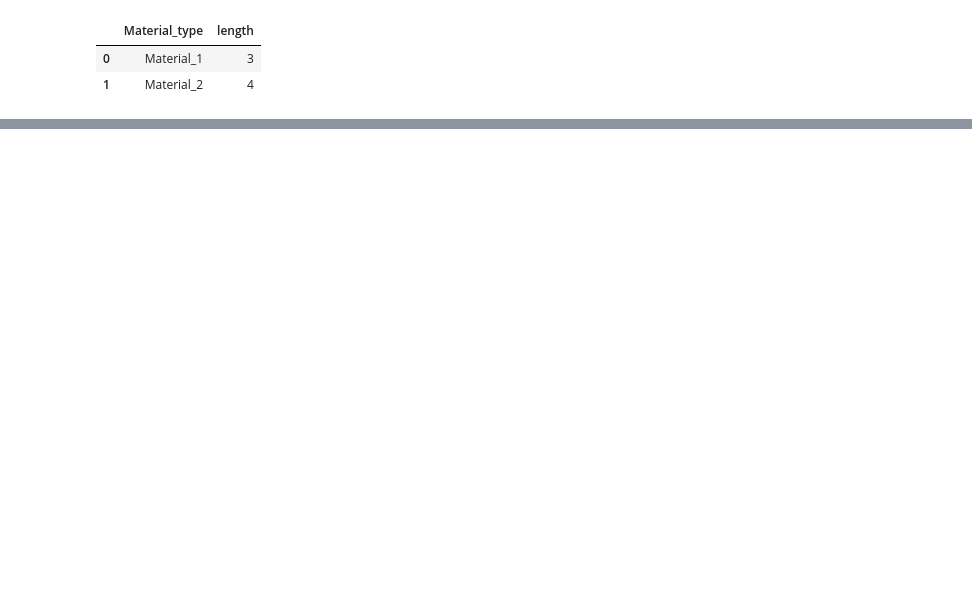
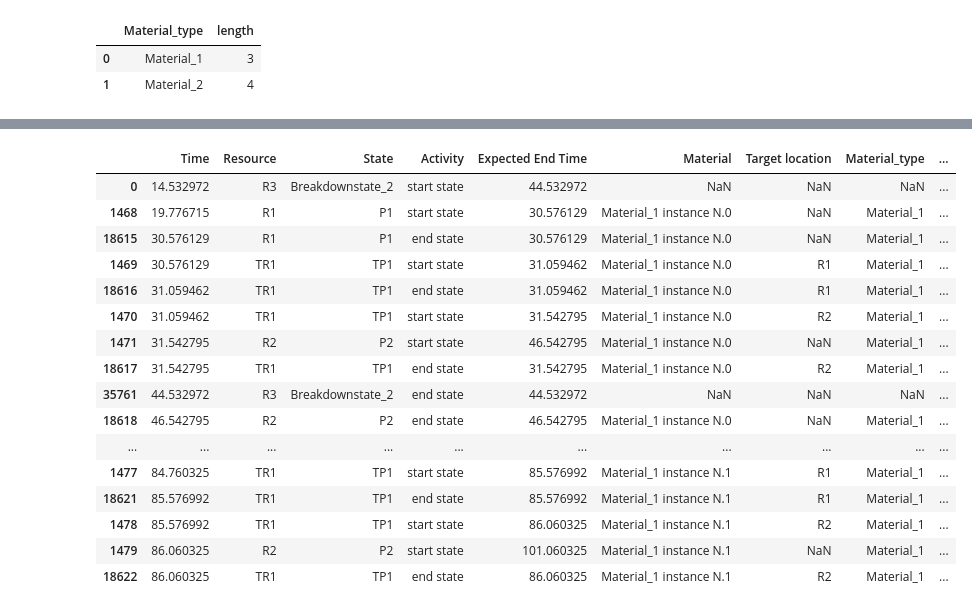
Before and after one commit to sdm4fzi/prodsys, a Jupyter notebook: postprocessing.ipynb, the cells around one changed output, grey strips where cells are left out. Cells and saved outputs as stored; diff of their text form; code cells hidden in the pictures; blank space fills up the shorter version.

```diff
--- a/postprocessing.ipynb
+++ b/postprocessing.ipynb
@@ -227,0 +200,4 @@ df.loc[df['State'].str.contains('P')].groupby(by=['Resource'])
+# %%
+df['next_State_sorting_Index'] = df.groupby(by='Resource')['State_sorting_Index'].shift(-1)
+df['next_Time'] = df.groupby('Resource')['Time'].shift(-1)
+df.head()
@@ -227,0 +243,10 @@ df.loc[df['State'].str.contains('P')].groupby(by=['Resource'])
+# %%
+STANDBY_CONDITION = (df['State_sorting_Index'] == 1) | ((df['State_sorting_Index'] == 3) & (df['Used_Capacity'] == 0))
+PRODUCTIVE_CONDITION = (df['State_sorting_Index'] == 4) | (df['State_sorting_Index'] == 2) | ((df['State_sorting_Index'] == 3) & df['Used_Capacity'] != 0)
+DOWN_CONDITION = (df['State_sorting_Index'] == 5) | (df['State_sorting_Index'] == 6)
+
+df['time_increment'] = df['next_Time'] - df['Time']
+
+df.loc[STANDBY_CONDITION, 'Time_type'] = 'SB'
+df.loc[PRODUCTIVE_CONDITION, 'Time_type'] = 'PR'
+df.loc[DOWN_CONDITION, 'Time_type'] = 'UD'
@@ -227,0 +327,20 @@ df.loc[df['State'].str.contains('P')].groupby(by=['Resource'])
+# %%
+df.head(30)
+# %% [output]
+|  | Time | Resource | State | Activity | Expected End Time | Material | Target location | Material_type | ... |
+| 0 | 14.532972 | R3 | Breakdownstate_2 | start state | 44.532972 | NaN | NaN | NaN | ... |
+| 1468 | 19.776715 | R1 | P1 | start state | 30.576129 | Material_1 instance N.0 | NaN | Material_1 | ... |
+| 18615 | 30.576129 | R1 | P1 | end state | 30.576129 | Material_1 instance N.0 | NaN | Material_1 | ... |
+| 1469 | 30.576129 | TR1 | TP1 | start state | 31.059462 | Material_1 instance N.0 | R1 | Material_1 | ... |
+| 18616 | 31.059462 | TR1 | TP1 | end state | 31.059462 | Material_1 instance N.0 | R1 | Material_1 | ... |
+| 1470 | 31.059462 | TR1 | TP1 | start state | 31.542795 | Material_1 instance N.0 | R2 | Material_1 | ... |
+| 1471 | 31.542795 | R2 | P2 | start state | 46.542795 | Material_1 instance N.0 | NaN | Material_1 | ... |
+| 18617 | 31.542795 | TR1 | TP1 | end state | 31.542795 | Material_1 instance N.0 | R2 | Material_1 | ... |
+| 35761 | 44.532972 | R3 | Breakdownstate_2 | end state | 44.532972 | NaN | NaN | NaN | ... |
+| 18618 | 46.542795 | R2 | P2 | end state | 46.542795 | Material_1 instance N.0 | NaN | Material_1 | ... |
+| ... | ... | ... | ... | ... | ... | ... | ... | ... | ... |
+| 1477 | 84.760325 | TR1 | TP1 | start state | 85.576992 | Material_1 instance N.1 | R1 | Material_1 | ... |
+| 18621 | 85.576992 | TR1 | TP1 | end state | 85.576992 | Material_1 instance N.1 | R1 | Material_1 | ... |
+| 1478 | 85.576992 | TR1 | TP1 | start state | 86.060325 | Material_1 instance N.1 | R2 | Material_1 | ... |
+| 1479 | 86.060325 | R2 | P2 | start state | 101.060325 | Material_1 instance N.1 | NaN | Material_1 | ... |
+| 18622 | 86.060325 | TR1 | TP1 | end state | 86.060325 | Material_1 instance N.1 | R2 | Material_1 | ... |
```
Also changed, not shown: parts of 35 cells of this notebook, 5 other files.
